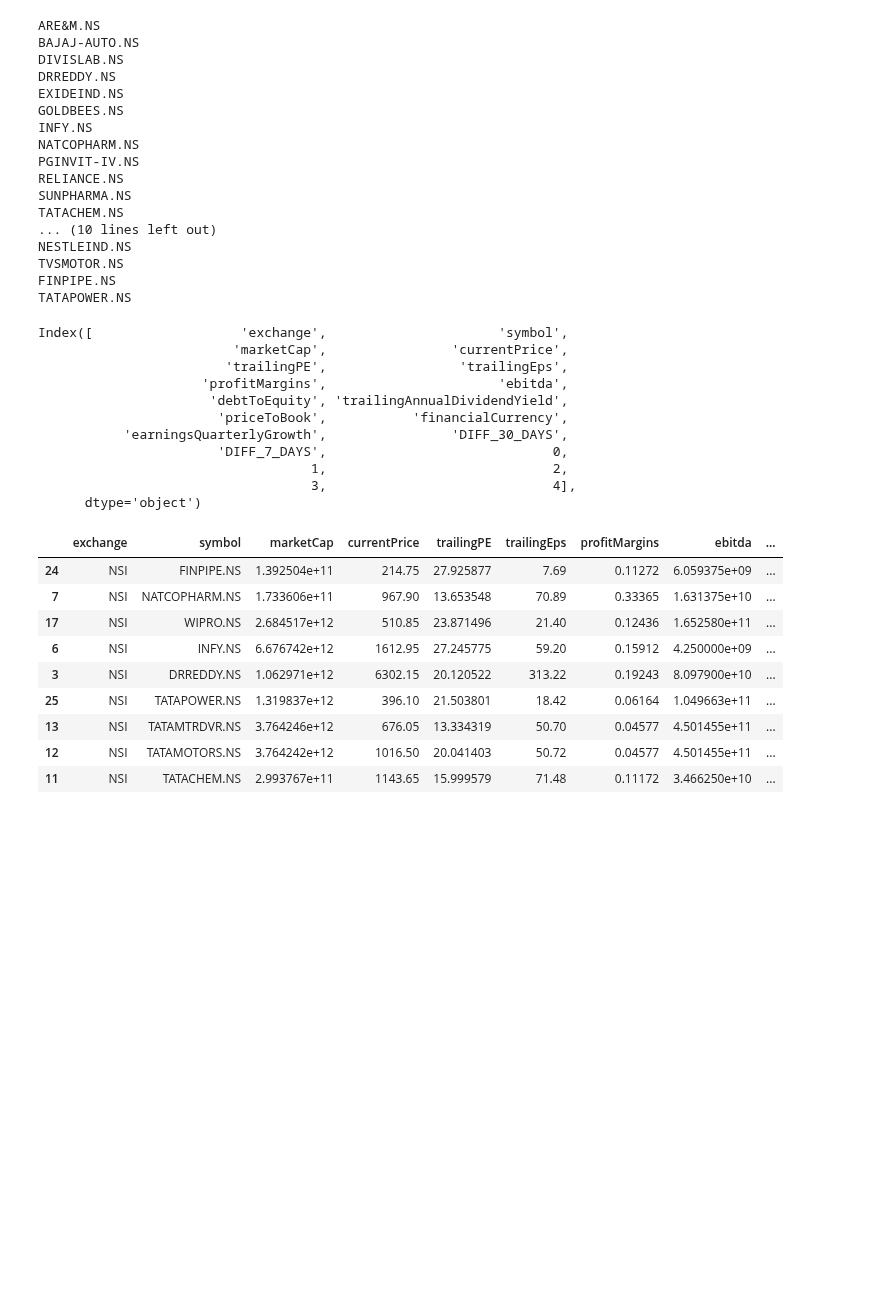
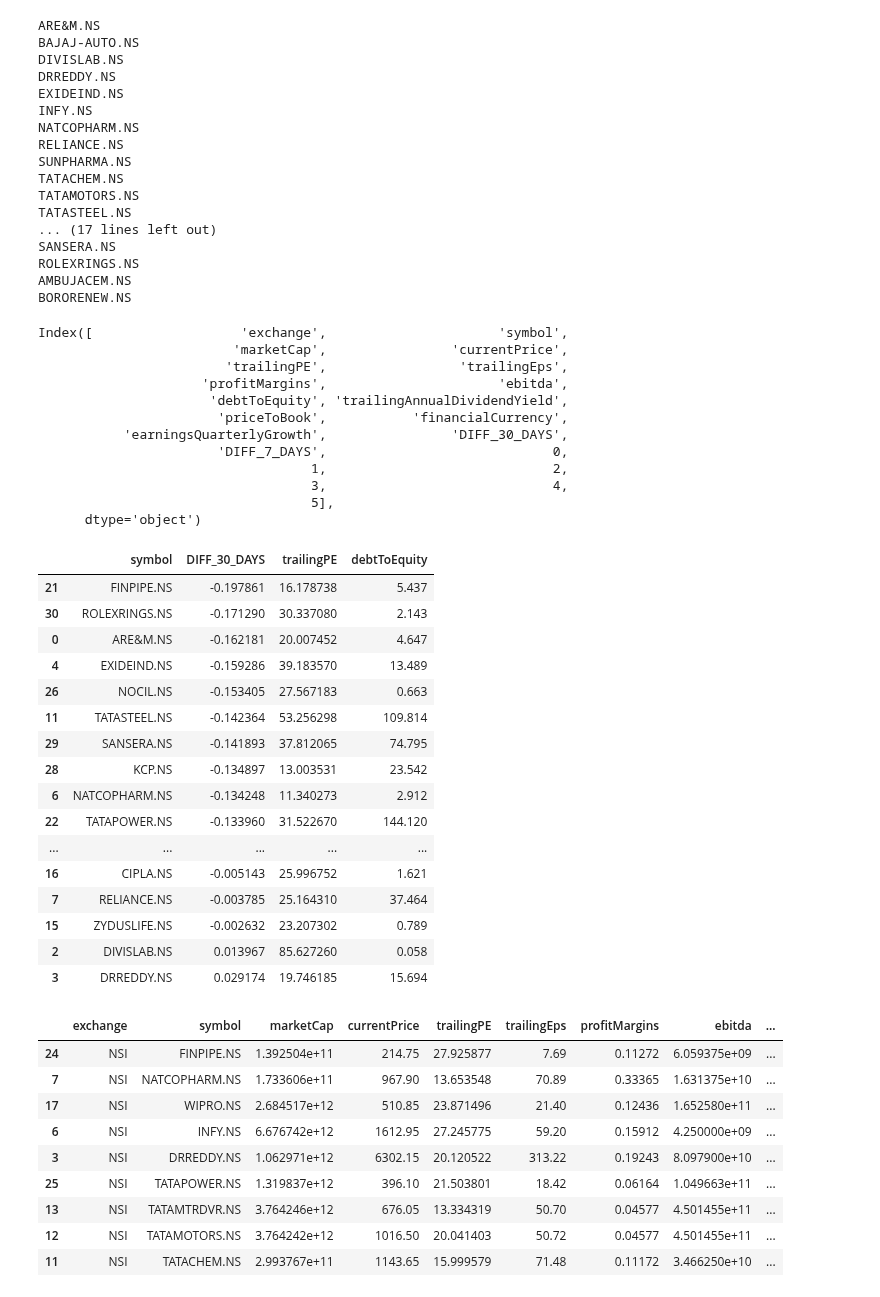
Before and after one commit to illliyas/Machine-Learning, a Jupyter notebook: nselib.ipynb, the cells around one changed output. Cells and saved outputs as stored; diff of their text form; code cells hidden in the pictures; blank space fills up the shorter version.

```diff
--- a/nselib.ipynb
+++ b/nselib.ipynb
@@ -14,15 +14,12 @@ stocks=['ARE&M.NS',
 'DIVISLAB.NS',
 'DRREDDY.NS',
 'EXIDEIND.NS',
-'GOLDBEES.NS',
 'INFY.NS',
 'NATCOPHARM.NS',
-'PGINVIT-IV.NS',
 'RELIANCE.NS',
 'SUNPHARMA.NS',
 'TATACHEM.NS',
 'TATAMOTORS.NS',
-'TATAMTRDVR.NS',
 'TATASTEEL.NS',
 'TCS.NS',
 'TECHM.NS',
@@ -34,7 +31,17 @@ stocks=['ARE&M.NS',
 'NESTLEIND.NS',
 'TVSMOTOR.NS',
 'FINPIPE.NS',
-'TATAPOWER.NS'
+'TATAPOWER.NS',
+'GRAUWEIL.BO',
+        'ACI.NS',
+        'SHYAMMETL.NS',
+        'NOCIL.NS',
+        'AMIORG.NS',
+        'KCP.NS',
+        'SANSERA.NS',
+        'ROLEXRINGS.NS',
+        'AMBUJACEM.NS',
+        'BORORENEW.NS'
 ]
 # %%
 cols = ['exchange','symbol','marketCap','currentPrice','trailingPE','trailingEps','profitMargins','ebitda',
@@ -69,18 +76,18 @@ BAJAJ-AUTO.NS
 DIVISLAB.NS
 DRREDDY.NS
 EXIDEIND.NS
-GOLDBEES.NS
 INFY.NS
 NATCOPHARM.NS
-PGINVIT-IV.NS
 RELIANCE.NS
 SUNPHARMA.NS
 TATACHEM.NS
-... (10 lines left out)
-NESTLEIND.NS
-TVSMOTOR.NS
-FINPIPE.NS
-TATAPOWER.NS
+TATAMOTORS.NS
+TATASTEEL.NS
+... (17 lines left out)
+SANSERA.NS
+ROLEXRINGS.NS
+AMBUJACEM.NS
+BORORENEW.NS
 # %%
 df = pd.DataFrame(stocks_list)
 # %%
@@ -95,8 +102,29 @@ Index([                   'exchange',                      'symbol',
            'earningsQuarterlyGrowth',                'DIFF_30_DAYS',
                        'DIFF_7_DAYS',                             0,
                                    1,                             2,
-                                   3,                             4],
+                                   3,                             4,
+                                   5],
       dtype='object')
+# %%
+df[['symbol','DIFF_30_DAYS','trailingPE','debtToEquity']].sort_values(by='DIFF_30_DAYS')
+# %% [output]
+|  | symbol | DIFF_30_DAYS | trailingPE | debtToEquity |
+| 21 | FINPIPE.NS | -0.197861 | 16.178738 | 5.437 |
+| 30 | ROLEXRINGS.NS | -0.171290 | 30.337080 | 2.143 |
+| 0 | ARE&M.NS | -0.162181 | 20.007452 | 4.647 |
+| 4 | EXIDEIND.NS | -0.159286 | 39.183570 | 13.489 |
+| 26 | NOCIL.NS | -0.153405 | 27.567183 | 0.663 |
+| 11 | TATASTEEL.NS | -0.142364 | 53.256298 | 109.814 |
+| 29 | SANSERA.NS | -0.141893 | 37.812065 | 74.795 |
+| 28 | KCP.NS | -0.134897 | 13.003531 | 23.542 |
+| 6 | NATCOPHARM.NS | -0.134248 | 11.340273 | 2.912 |
+| 22 | TATAPOWER.NS | -0.133960 | 31.522670 | 144.120 |
+| ... | ... | ... | ... | ... |
+| 16 | CIPLA.NS | -0.005143 | 25.996752 | 1.621 |
+| 7 | RELIANCE.NS | -0.003785 | 25.164310 | 37.464 |
+| 15 | ZYDUSLIFE.NS | -0.002632 | 23.207302 | 0.789 |
+| 2 | DIVISLAB.NS | 0.013967 | 85.627260 | 0.058 |
+| 3 | DRREDDY.NS | 0.029174 | 19.746185 | 15.694 |
 # %%
 df[df['trailingPE']<=28].sort_values(by='DIFF_7_DAYS')
 # %% [output]
```
